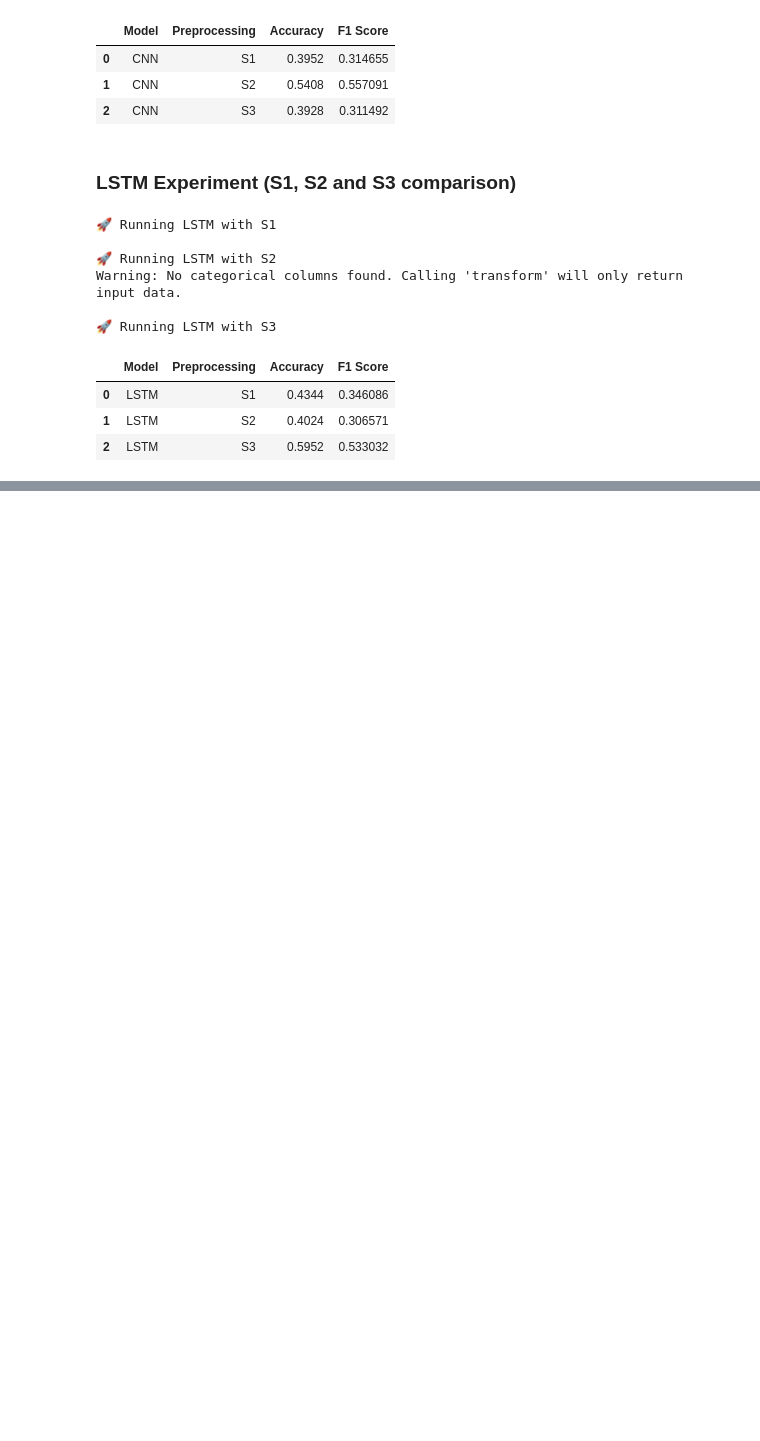
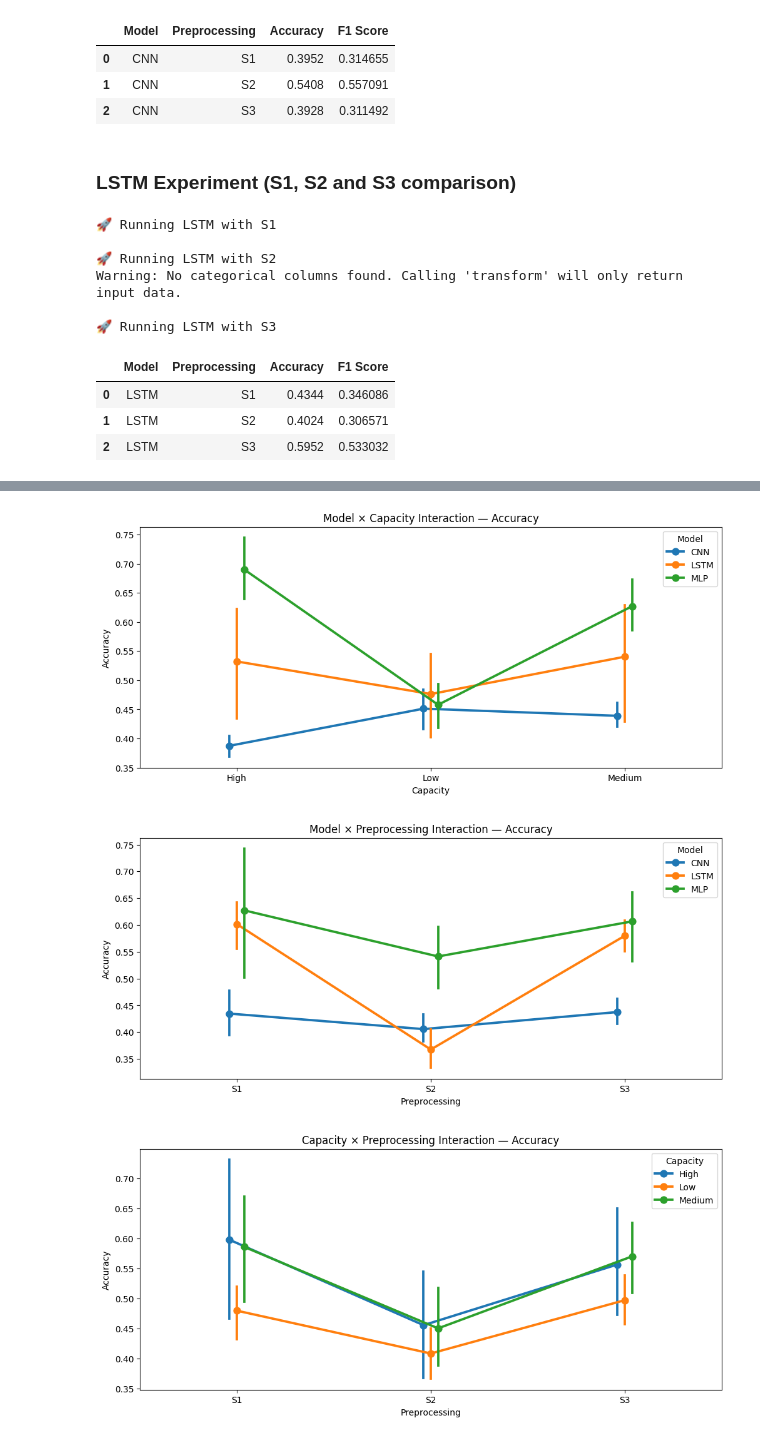
Before and after one commit to tarvinarora/Neural-Networks-Vs.-Preprocessing-Strats, a Jupyter notebook: Simulated_Data.ipynb, the cells around one changed output, grey strips where cells are left out. Saved outputs shown, nothing was run; the diff lists cells and outputs as text; code cells hidden in the pictures; blank space fills up the shorter version.

```diff
--- a/Simulated_Data.ipynb
+++ b/Simulated_Data.ipynb
@@ -824,0 +959,40 @@ Warning: No categorical columns found. Calling 'transform' will only return inpu
+# %%
+import seaborn as sns
+import matplotlib.pyplot as plt
+
+plt.figure(figsize=(12,5))
+sns.pointplot(
+    data=dfA,
+    x="Capacity",
+    y="Accuracy",
+    hue="Model",
+    dodge=True
+)
+plt.title("Model × Capacity Interaction — Accuracy")
+plt.show()
+
+plt.figure(figsize=(12,5))
+sns.pointplot(
+    data=dfA,
+    x="Preprocessing",
+    y="Accuracy",
+    hue="Model",
+    dodge=True
+)
+plt.title("Model × Preprocessing Interaction — Accuracy")
+plt.show()
+
+plt.figure(figsize=(12,5))
+sns.pointplot(
+    data=dfA,
+    x="Preprocessing",
+    y="Accuracy",
+    hue="Capacity",
+    dodge=True
+)
+plt.title("Capacity × Preprocessing Interaction — Accuracy")
+plt.show()
+# %% [output]
+[figure, added]
+[figure, added]
+[figure, added]
```
Also changed, not shown: parts of 5 cells of this notebook.
